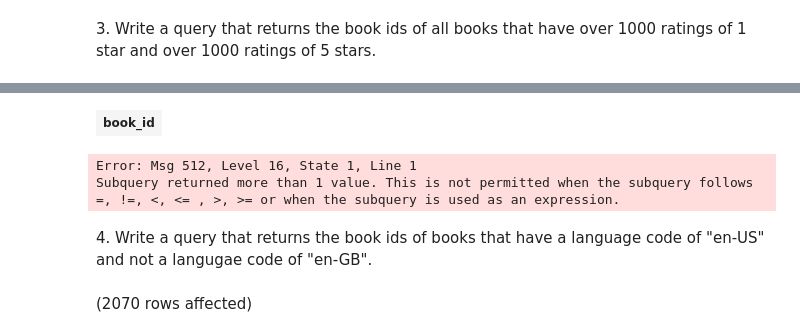
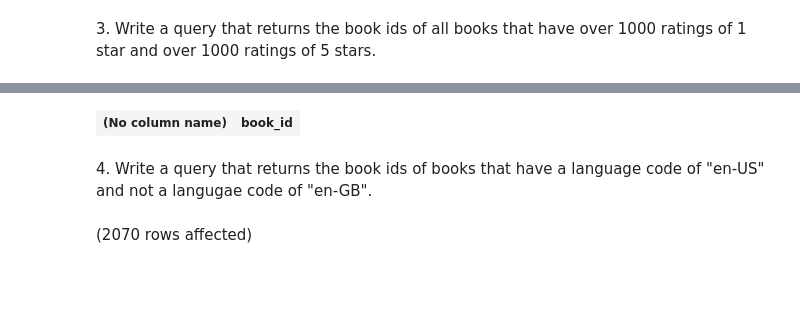
Before and after one commit to Haritha-Lanka/sql-part4-exercises, a Jupyter notebook: sql-part4.ipynb, the cells around one changed output, grey strips where cells are left out. Cells and saved outputs as stored; diff of their text form; code cells hidden in the pictures; blank space fills up the shorter version.

```diff
--- a/sql-part4.ipynb
+++ b/sql-part4.ipynb
@@ -33,8 +53,11 @@ Subquery returned more than 1 value. This is not permitted when the subquery fol
 # %% [markdown]
 3. Write a query that returns the book ids of all books that have over 1000 ratings of 1 star and over 1000 ratings of 5 stars.
 # %%
-select book_id from booksdb.dbo.ratings where 1000<=(select count(book_id) as count_of_1_or_5_rating
-from BooksDB.dbo.ratings
-WHERE rating=1
-GROUP by book_id)
+-- select book_id from booksdb.dbo.ratings where 1000<=(select count(book_id) as count_of_1_or_5_rating
+-- from BooksDB.dbo.ratings
+-- WHERE rating=1
+-- GROUP by book_id)
+select count(1), book_id from booksdb.dbo.ratings where rating=1 group by book_id having count(1) > 1000
+INTERSECT
+select count(1), book_id from booksdb.dbo.ratings where rating=5 group by book_id having count(1) > 1000;
 # %% [output]
@@ -42,6 +66,4 @@ Total execution time: 00:00:00.141
-| book_id |
+| (No column name) | book_id |
-Error: Msg 512, Level 16, State 1, Line 1
-Subquery returned more than 1 value. This is not permitted when the subquery follows =, !=, <, <= , >, >= or when the subquery is used as an expression.
 # %% [markdown]
 4. Write a query that returns the book ids of books that have a language code of "en-US" and not a langugae code of "en-GB".
 # %%
```
Also changed, not shown: parts of 2 cells of this notebook.
